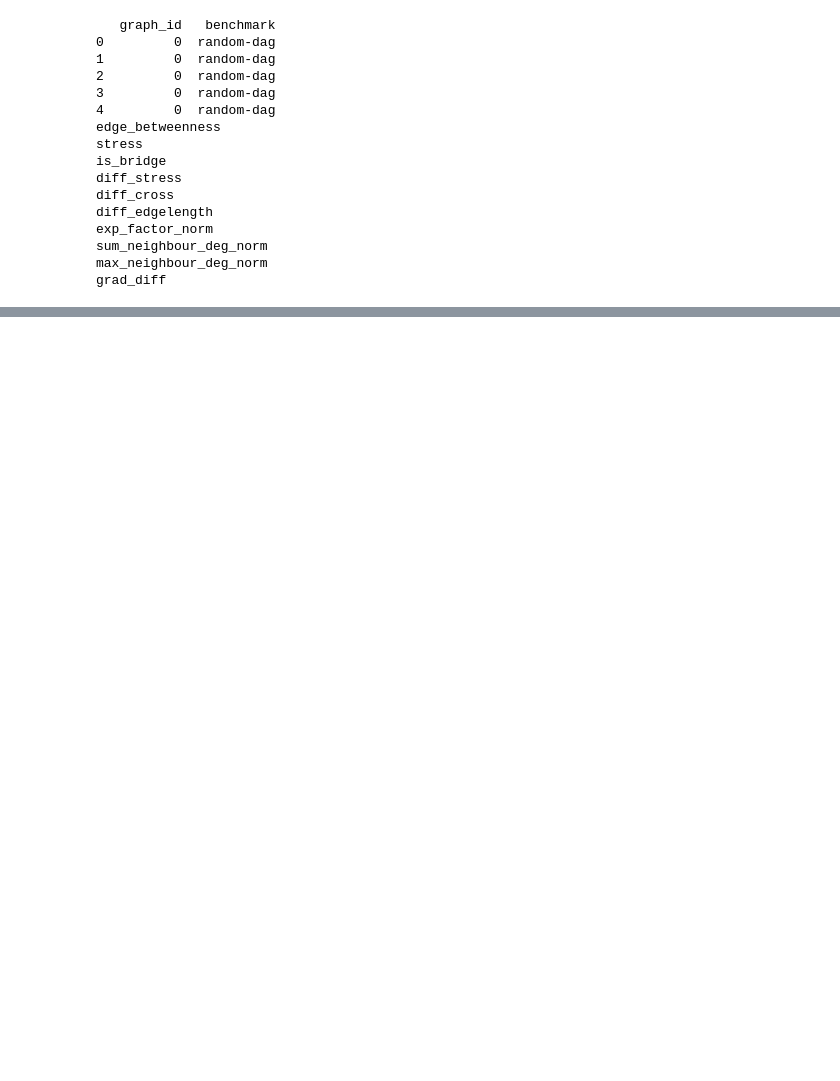
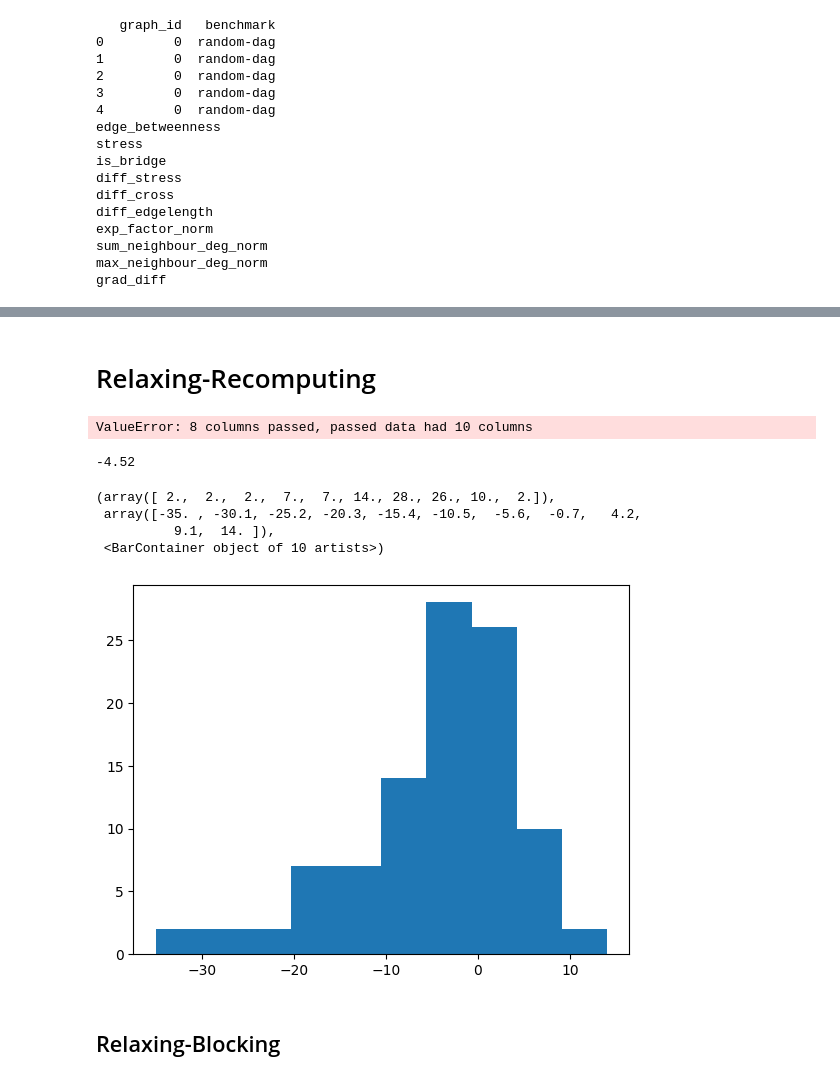
Before and after one commit to NathanielMH/EdgeRelaxationGraphDrawing, a Jupyter notebook: notebooks/validation.ipynb, the cells around one changed output, grey strips where cells are left out. Saved outputs shown, nothing was run; the diff lists cells and outputs as text; code cells hidden in the pictures; blank space fills up the shorter version.

```diff
--- a/notebooks/validation.ipynb
+++ b/notebooks/validation.ipynb
@@ -128,0 +189,2 @@ plt.boxplot(values, showfliers=False);
+# %% [markdown]
+# Relaxing-Recomputing
@@ -128,0 +271,45 @@ plt.boxplot(values, showfliers=False);
+# %%
+from IPython.utils import io
+
+n = 100
+max_num_of_recomp = 10
+bench = 'random-dag'
+values = []
+
+for graph_id in tqdm(range(n)):
+    with io.capture_output() as captured:
+        g = graph_lists[bench][graph_id].copy()
+        row = [0 for _ in range(max_num_of_recomp)]
+        for recomp in range(max_num_of_recomp):
+            diff_metrics, edges2rm = compareRelaxedDrawingFromGraph(g, classifier, draw_f, debug=False, num_edges=1)
+            if len(edges2rm) == 0:
+                break
+            cross_val = diff_metrics[0]
+            row.append(cross_val)
+
+            g.remove_edges_from([list(g.edges())[idx] for idx in edges2rm])
+
+        values.append(row)
+
+#values = pd.DataFrame(values, columns=thresh_labels)
+
+#values
+# %% [output]
+ValueError: 8 columns passed, passed data had 10 columns
+# %%
+values
+values_cum = [np.cumsum(row) for row in values]
+values_best = [np.min(row) for row in values_cum]
+np.mean(values_best)
+# %% [output]
+-4.52
+# %%
+plt.hist(values_best)
+# %% [output]
+(array([ 2.,  2.,  2.,  7.,  7., 14., 28., 26., 10.,  2.]),
+ array([-35. , -30.1, -25.2, -20.3, -15.4, -10.5,  -5.6,  -0.7,   4.2,
+          9.1,  14. ]),
+ <BarContainer object of 10 artists>)
+[figure, added]
+# %% [markdown]
+## Relaxing-Blocking
```
Also changed, not shown: parts of 14 cells of this notebook, 2 other files.
